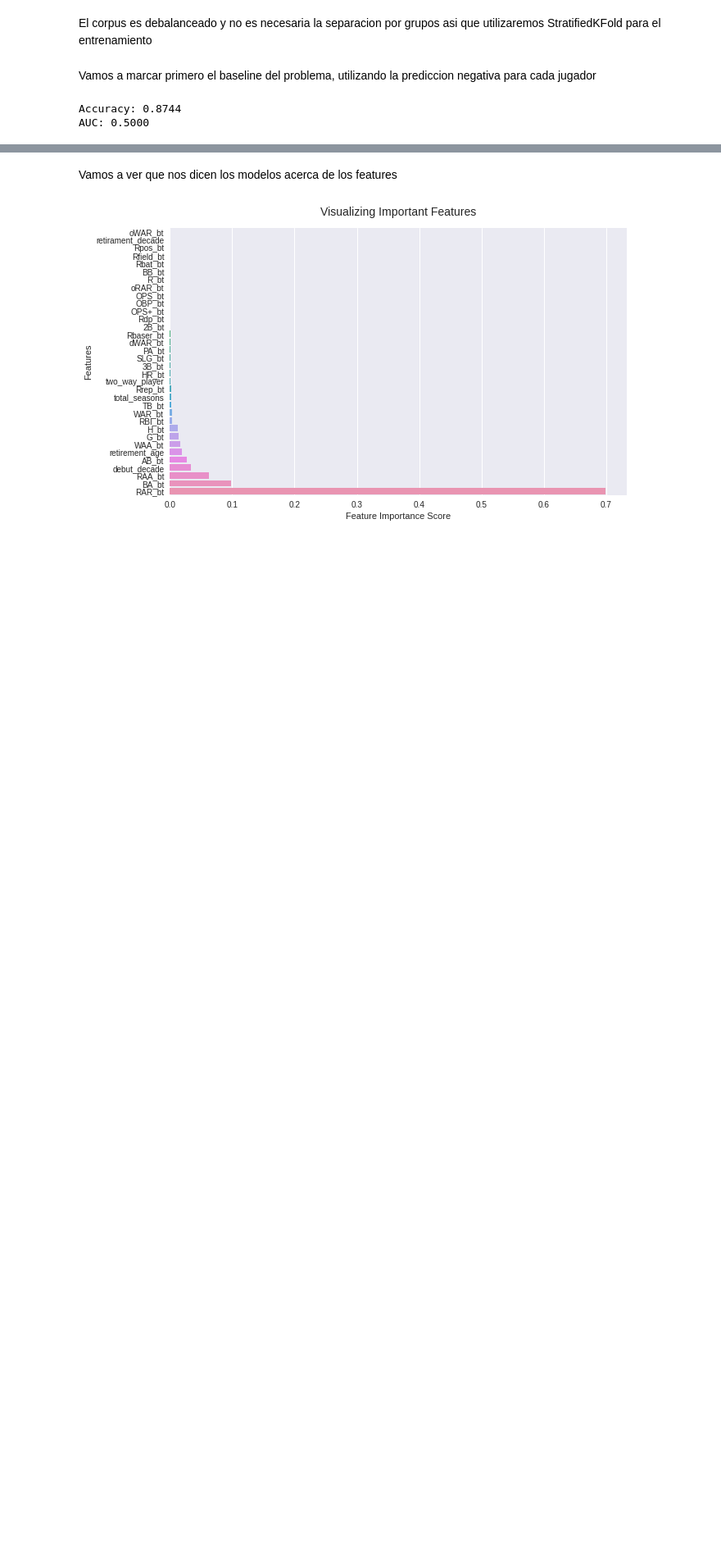
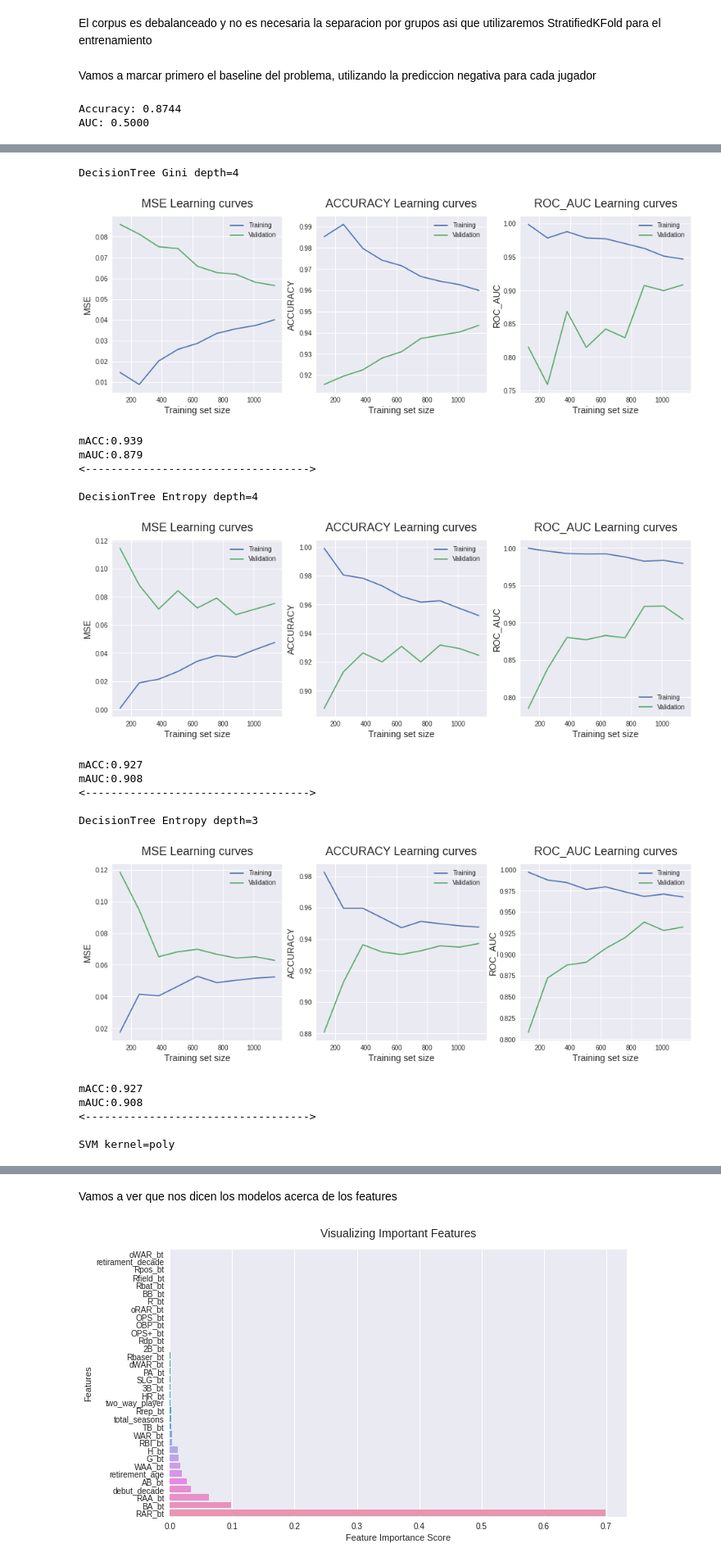
Before and after one commit to abel1927/DJ-MLB-Hall-Fame, a Jupyter notebook: Models/model_feature_selection.ipynb, the cells around one changed output, grey strips where cells are left out. Shown at 82% size. Saved outputs shown, nothing was run; the diff lists cells and outputs as text; code cells hidden in the pictures; blank space fills up the shorter version.

Commit message:
upd: module comparer update

```diff
--- a/Models/model_feature_selection.ipynb
+++ b/Models/model_feature_selection.ipynb
@@ -392,4 +270,0 @@ El resultado CK promediado es 0.5865
-# %%
-knn3_clf = KNeighborsClassifier(n_neighbors=3)
-knn3_metric = train_with_cv(knn3_clf, X, y)
-learning_curves_describe(knn3_clf,X,y)
@@ -401,4 +270,0 @@ El resultado CK promediado es 0.5804
-# %%
-knn10_clf = KNeighborsClassifier(n_neighbors=10)
-knn10_metric = train_with_cv(knn10_clf, X, y)
-learning_curves_describe(knn10_clf,X,y)
@@ -410,4 +270,0 @@ El resultado CK promediado es 0.5377
-# %%
-gb_clf = GradientBoostingClassifier(n_estimators=100, max_depth=3)
-gb_metric = train_with_cv(gb_clf, X, y)
-learning_curves_describe(gb_clf,X,y)
@@ -419,4 +270,0 @@ El resultado CK promediado es 0.7111
-# %%
-lr_clf = LogisticRegression(max_iter=10000, solver="liblinear")
-lr_metric = train_with_cv(lr_clf, X, y)
-learning_curves_describe(lr_clf,X,y)
@@ -445,0 +275,22 @@ plt.show()
+# %%
+performance_comparer(X, y)
+# %% [output]
+DecisionTree Gini depth=4
+[figure, added]
+mACC:0.939
+mAUC:0.879
+<----------------------------------->
+
+DecisionTree Entropy depth=4
+[figure, added]
+mACC:0.927
+mAUC:0.908
+<----------------------------------->
+
+DecisionTree Entropy depth=3
+[figure, added]
+mACC:0.927
+mAUC:0.908
+<----------------------------------->
+
+SVM kernel=poly
```
Also changed, not shown: parts of 46 cells of this notebook, 2 other files.
